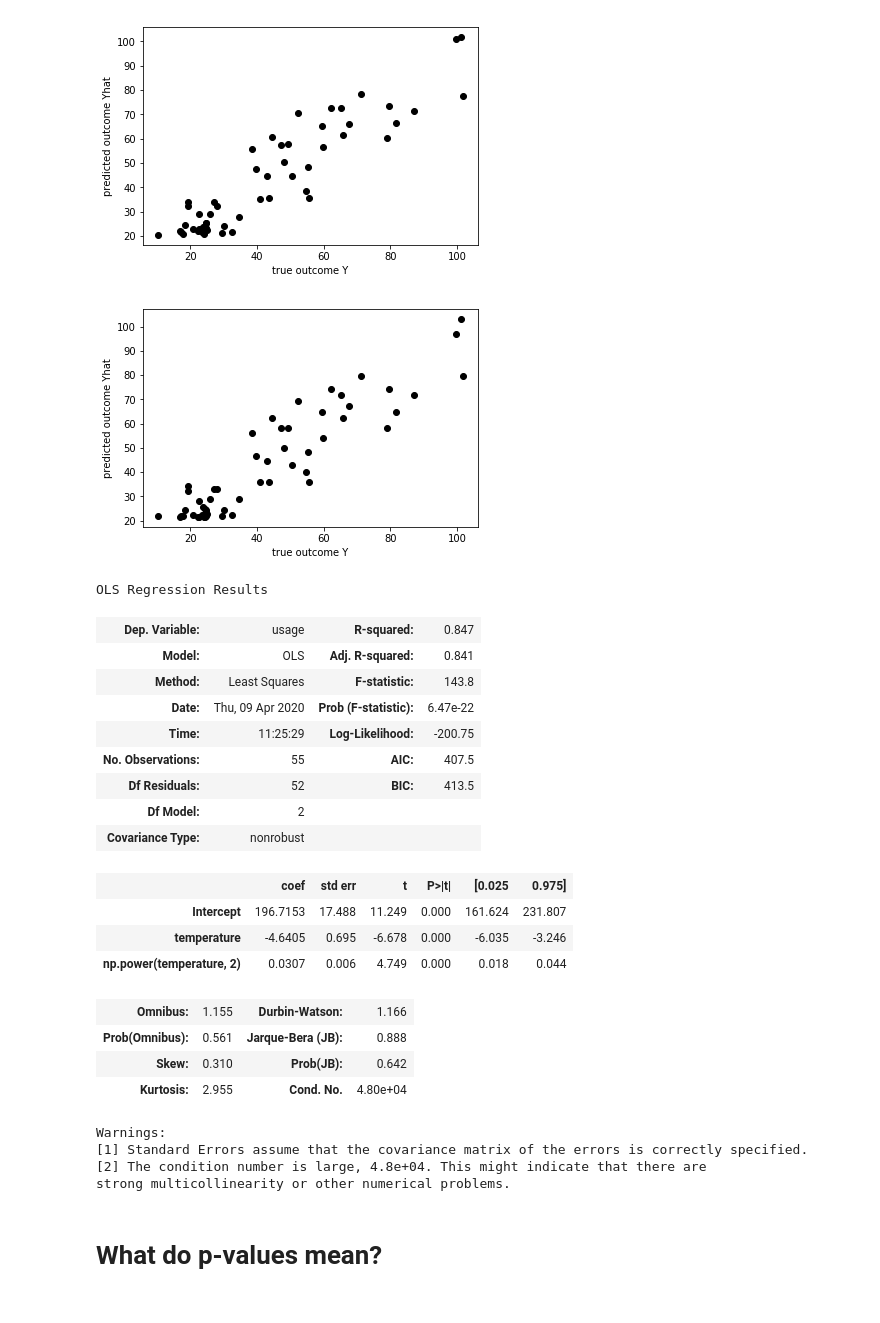
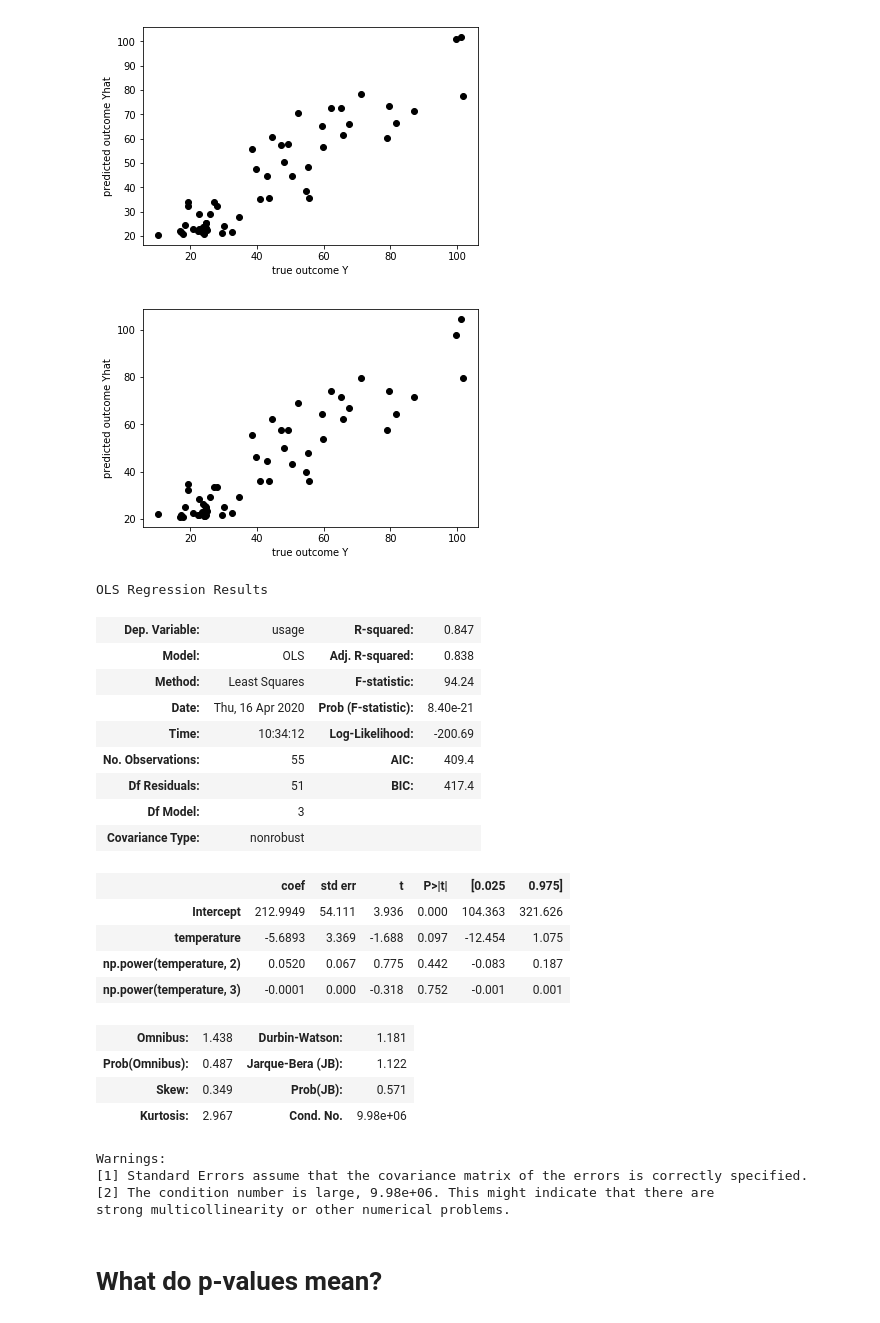
Before and after one commit to orie3120/orie3120-sp2020, a Jupyter notebook: demos/linear-regression.ipynb, the cells around one changed output. Cells and saved outputs as stored; diff of their text form; code cells hidden in the pictures.

```diff
--- a/demos/linear-regression.ipynb
+++ b/demos/linear-regression.ipynb
@@ -270,37 +270,38 @@ plot_fit(Y, Yhat)
 # %%
 # we could even make a function to help us visually search for a good model
 
 def assess_model_quality(data, formula):
     Y, X = dmatrices(formula, data=data, return_type='dataframe')
     model = sm.OLS(Y, X).fit()
     Yhat = model.predict(X)
     plot_fit(Y, Yhat)
     return model.summary()
 
-assess_model_quality(usage, 'usage ~ 1 + temperature + np.power(temperature, 2)')
+assess_model_quality(usage, 'usage ~ 1 + temperature + np.power(temperature, 2) + np.power(temperature, 3)')
 # %% [output]
-[figure, old version]
+[figure, new version]
 OLS Regression Results
 | Dep. Variable: | usage | R-squared: | 0.847 |
-| Model: | OLS | Adj. R-squared: | 0.841 |
-| Method: | Least Squares | F-statistic: | 143.8 |
-| Date: | Thu, 09 Apr 2020 | Prob (F-statistic): | 6.47e-22 |
-| Time: | 11:25:29 | Log-Likelihood: | -200.75 |
-| No. Observations: | 55 | AIC: | 407.5 |
-| Df Residuals: | 52 | BIC: | 413.5 |
-| Df Model: | 2 |  |  |
+| Model: | OLS | Adj. R-squared: | 0.838 |
+| Method: | Least Squares | F-statistic: | 94.24 |
+| Date: | Thu, 16 Apr 2020 | Prob (F-statistic): | 8.40e-21 |
+| Time: | 10:34:12 | Log-Likelihood: | -200.69 |
+| No. Observations: | 55 | AIC: | 409.4 |
+| Df Residuals: | 51 | BIC: | 417.4 |
+| Df Model: | 3 |  |  |
 | Covariance Type: | nonrobust |  |  |
 |  | coef | std err | t | P>|t| | [0.025 | 0.975] |
-| Intercept | 196.7153 | 17.488 | 11.249 | 0.000 | 161.624 | 231.807 |
-| temperature | -4.6405 | 0.695 | -6.678 | 0.000 | -6.035 | -3.246 |
-| np.power(temperature, 2) | 0.0307 | 0.006 | 4.749 | 0.000 | 0.018 | 0.044 |
+| Intercept | 212.9949 | 54.111 | 3.936 | 0.000 | 104.363 | 321.626 |
+| temperature | -5.6893 | 3.369 | -1.688 | 0.097 | -12.454 | 1.075 |
+| np.power(temperature, 2) | 0.0520 | 0.067 | 0.775 | 0.442 | -0.083 | 0.187 |
+| np.power(temperature, 3) | -0.0001 | 0.000 | -0.318 | 0.752 | -0.001 | 0.001 |
-| Omnibus: | 1.155 | Durbin-Watson: | 1.166 |
-| Prob(Omnibus): | 0.561 | Jarque-Bera (JB): | 0.888 |
-| Skew: | 0.310 | Prob(JB): | 0.642 |
-| Kurtosis: | 2.955 | Cond. No. | 4.80e+04 |
+| Omnibus: | 1.438 | Durbin-Watson: | 1.181 |
+| Prob(Omnibus): | 0.487 | Jarque-Bera (JB): | 1.122 |
+| Skew: | 0.349 | Prob(JB): | 0.571 |
+| Kurtosis: | 2.967 | Cond. No. | 9.98e+06 |
 Warnings:
 [1] Standard Errors assume that the covariance matrix of the errors is correctly specified.
-[2] The condition number is large, 4.8e+04. This might indicate that there are
+[2] The condition number is large, 9.98e+06. This might indicate that there are
 strong multicollinearity or other numerical problems.
 # %% [markdown]
 # What do p-values mean?
```
Also changed, not shown: 3 other files.
